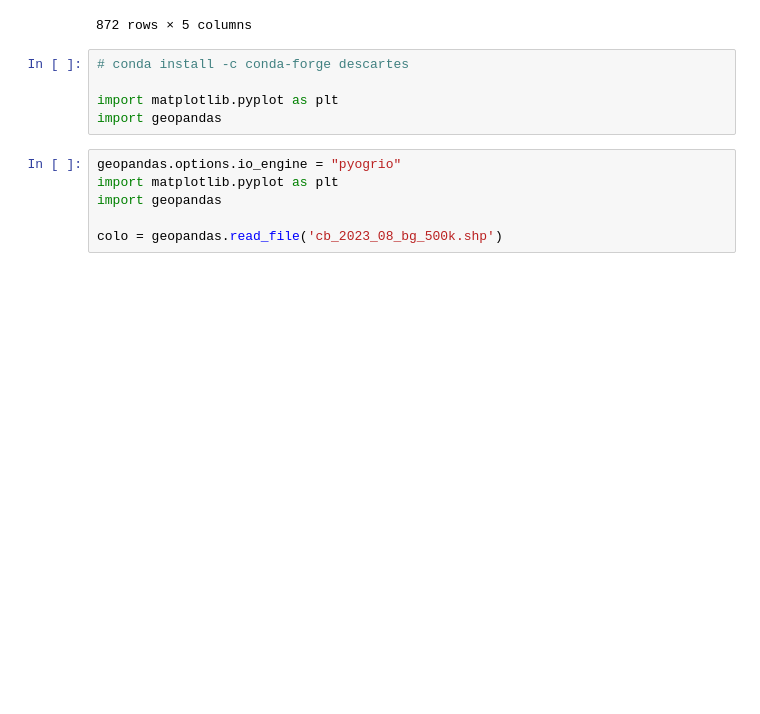
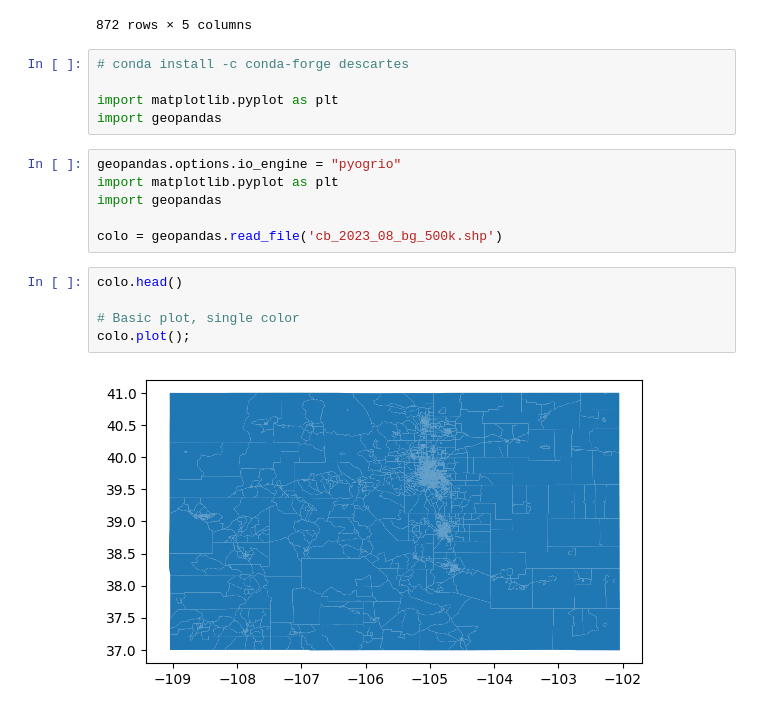
Before and after one commit to terranexum/env-rs, a Jupyter notebook: jupyter nb 1.ipynb, the cells around one changed output. Cells and saved outputs as stored; diff of their text form; blank space fills up the shorter version.

```diff
--- a/jupyter nb 1.ipynb
+++ b/jupyter nb 1.ipynb
@@ -136,3 +136,10 @@ import matplotlib.pyplot as plt
 import geopandas
 
 colo = geopandas.read_file('cb_2023_08_bg_500k.shp')
+# %%
+colo.head()
+
+# Basic plot, single color
+colo.plot();
+# %% [output]
+[figure, added]
```
